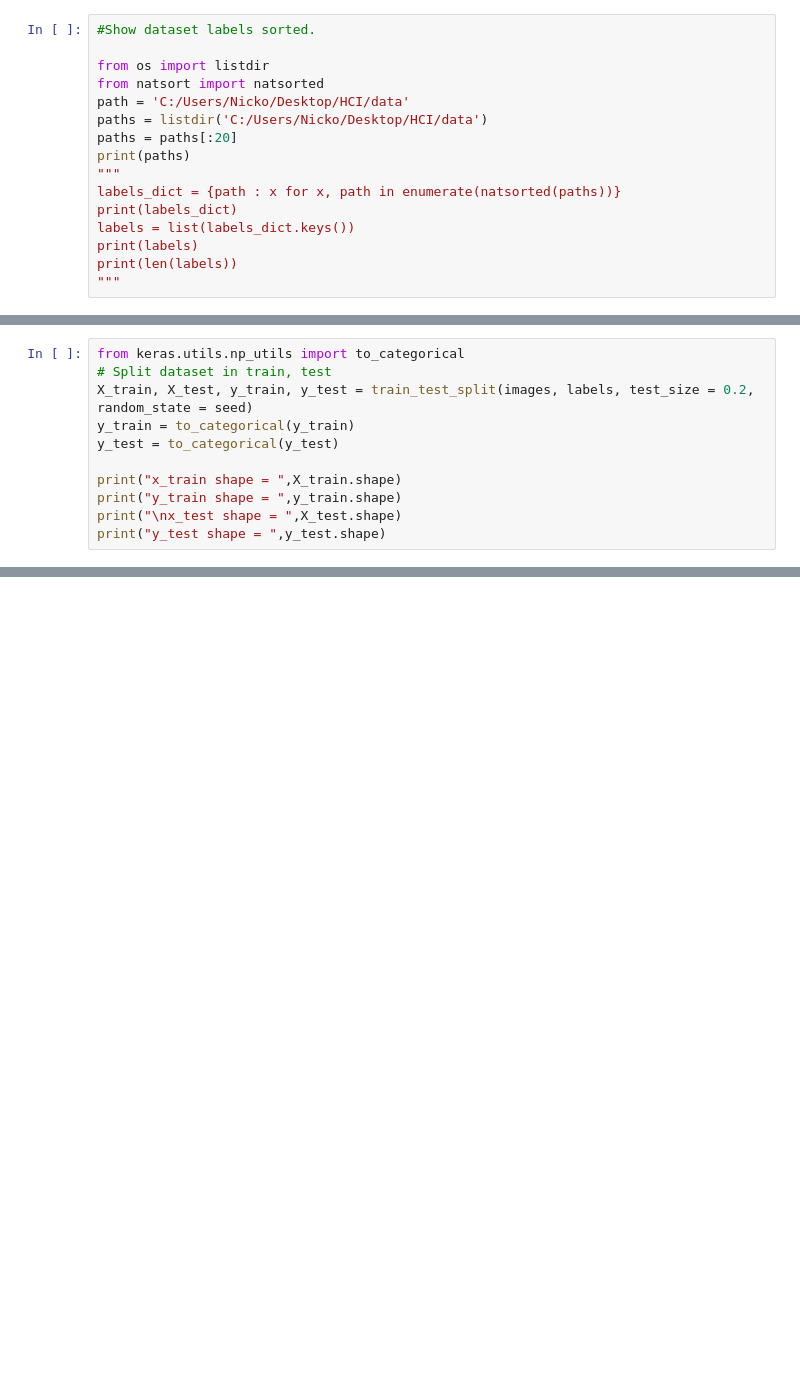
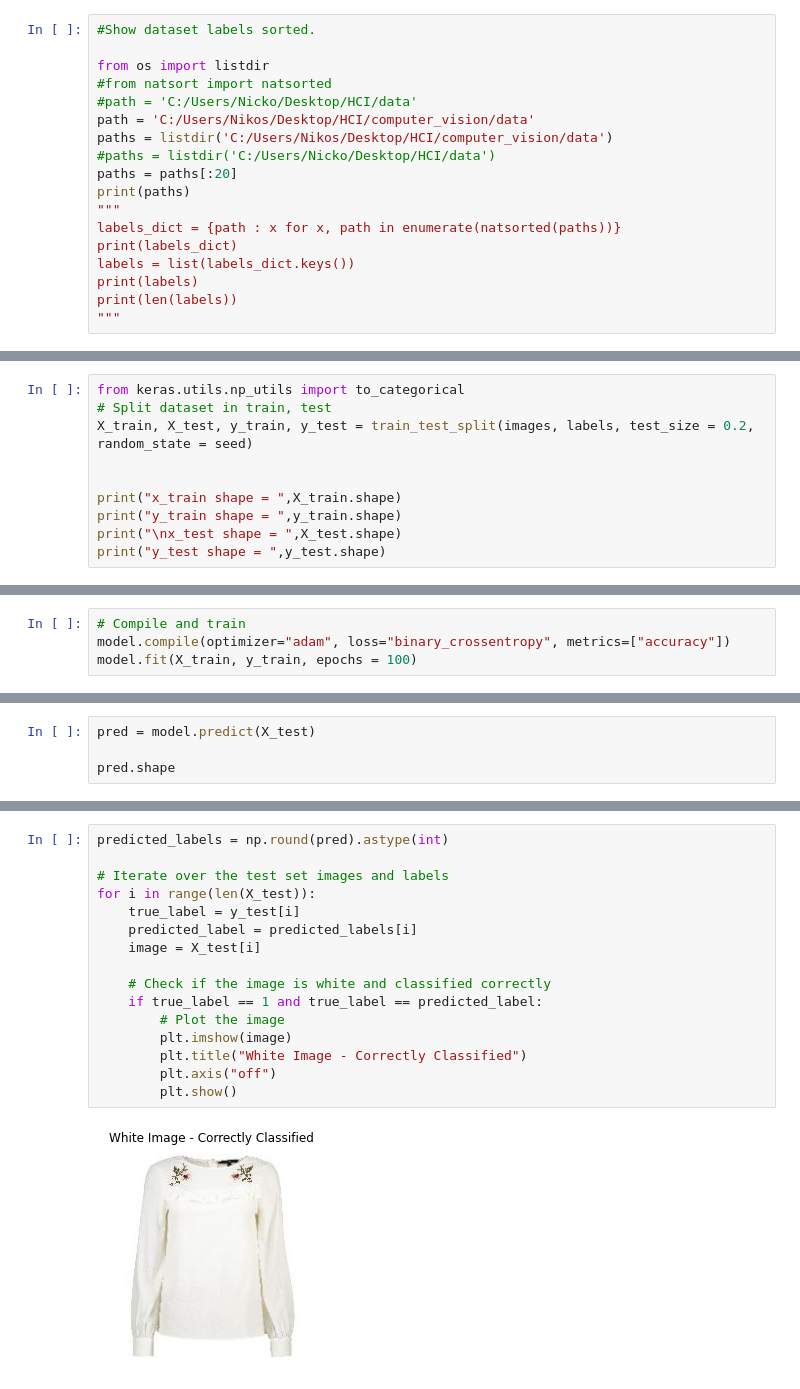
Before and after one commit to nikos-christodoulou/washing_vision, a Jupyter notebook: computer_vision.ipynb, the cells around one changed output, grey strips where cells are left out. Drawn from its saved outputs; the diff is of its cells as text; blank space fills up the shorter version.

Commit message:
Finished model.
Changed the problem from multiclass to binary classification (colored - white) and the results look very promising,

```diff
--- a/computer_vision.ipynb
+++ b/computer_vision.ipynb
@@ -34,9 +23,11 @@ All packages loaded.
 #Show dataset labels sorted.
 
 from os import listdir
-from natsort import natsorted
-path = 'C:/Users/Nicko/Desktop/HCI/data'
-paths = listdir('C:/Users/Nicko/Desktop/HCI/data')
+#from natsort import natsorted
+#path = 'C:/Users/Nicko/Desktop/HCI/data'
+path = 'C:/Users/Nikos/Desktop/HCI/computer_vision/data'
+paths = listdir('C:/Users/Nikos/Desktop/HCI/computer_vision/data')
+#paths = listdir('C:/Users/Nicko/Desktop/HCI/data')
 paths = paths[:20]
 print(paths)
 """
@@ -141,8 +149,7 @@ display_rand_imgs(images, labels)
 from keras.utils.np_utils import to_categorical
 # Split dataset in train, test
 X_train, X_test, y_train, y_test = train_test_split(images, labels, test_size = 0.2, random_state = seed)
-y_train = to_categorical(y_train)
-y_test = to_categorical(y_test)
+
 
 print("x_train shape = ",X_train.shape)
 print("y_train shape = ",y_train.shape)
@@ -207,0 +252,4 @@ tfjs.converters.save_keras_model(model, 'tfjs_model')
+# %%
+# Compile and train
+model.compile(optimizer="adam", loss="binary_crossentropy", metrics=["accuracy"])
+model.fit(X_train, y_train, epochs = 100)
@@ -207,0 +282,4 @@ tfjs.converters.save_keras_model(model, 'tfjs_model')
+# %%
+pred = model.predict(X_test)
+
+pred.shape
@@ -207,0 +291,18 @@ tfjs.converters.save_keras_model(model, 'tfjs_model')
+# %%
+predicted_labels = np.round(pred).astype(int)
+
+# Iterate over the test set images and labels
+for i in range(len(X_test)):
+    true_label = y_test[i]
+    predicted_label = predicted_labels[i]
+    image = X_test[i]
+
+    # Check if the image is white and classified correctly
+    if true_label == 1 and true_label == predicted_label:
+        # Plot the image
+        plt.imshow(image)
+        plt.title("White Image - Correctly Classified")
+        plt.axis("off")
+        plt.show()
+# %% [output]
+[figure, added]
```
Also changed, not shown: parts of 27 cells of this notebook.
